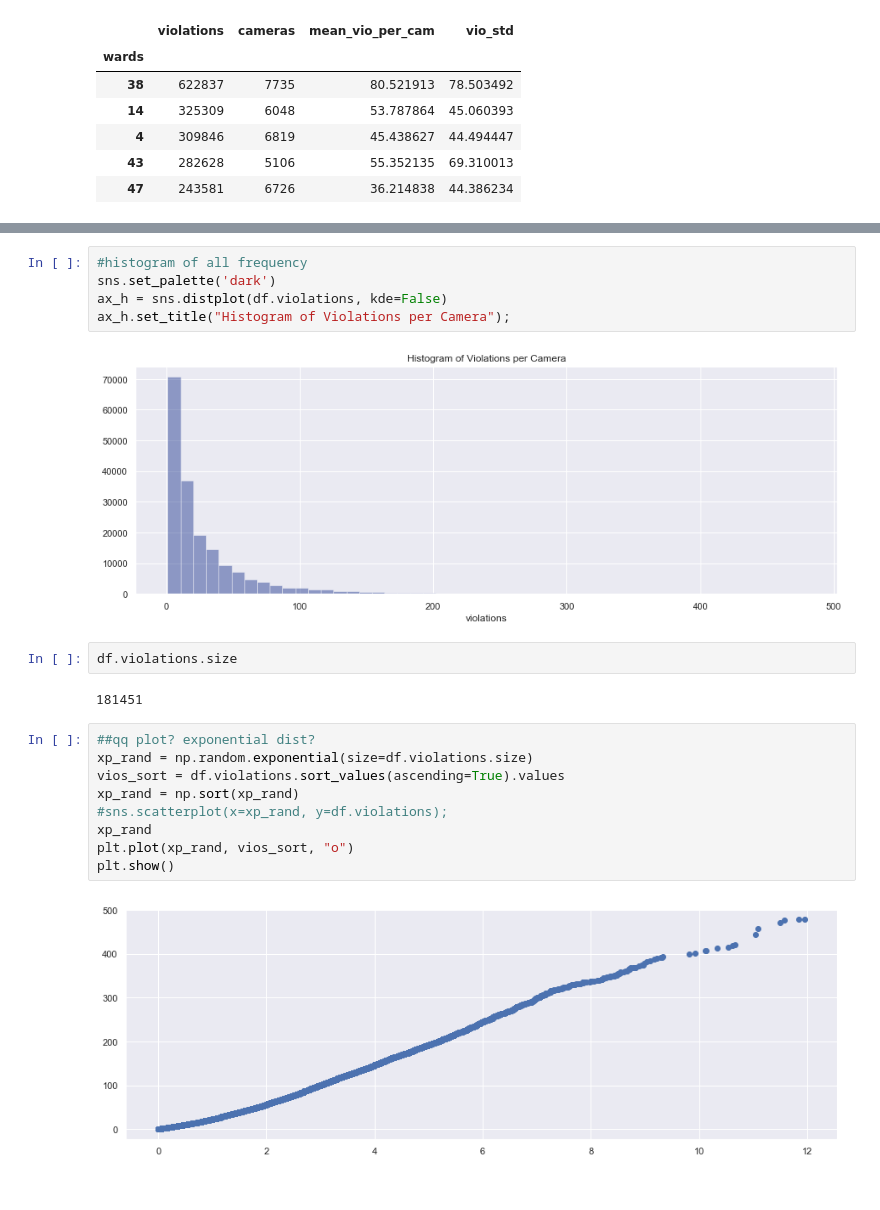
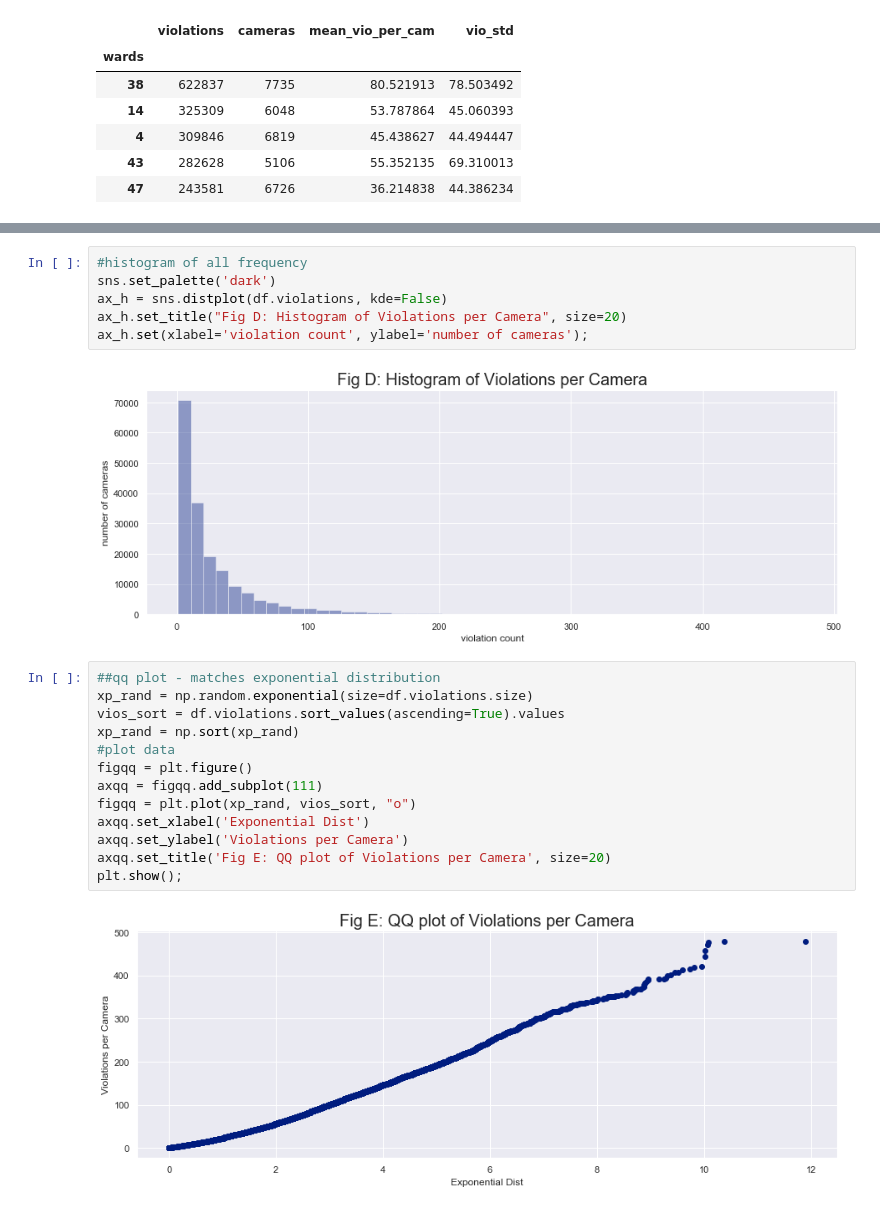
Before and after one commit to chrisoyer/thinkful_notes, a Jupyter notebook: study design.ipynb, the cells around one changed output, grey strips where cells are left out. Drawn from its saved outputs; the diff is of its cells as text.

```diff
--- a/study design.ipynb
+++ b/study design.ipynb
@@ -174,21 +145,22 @@ ax_w.set_title('Per Ward Values', size=20);
 #histogram of all frequency
 sns.set_palette('dark')
 ax_h = sns.distplot(df.violations, kde=False)
-ax_h.set_title("Histogram of Violations per Camera");
+ax_h.set_title("Fig D: Histogram of Violations per Camera", size=20)
+ax_h.set(xlabel='violation count', ylabel='number of cameras');
 # %% [output]
-[figure, old version]
+[figure, new version]
-# %%
-df.violations.size
-# %% [output]
-181451
 # %%
-##qq plot? exponential dist?
+##qq plot - matches exponential distribution
 xp_rand = np.random.exponential(size=df.violations.size)
 vios_sort = df.violations.sort_values(ascending=True).values
 xp_rand = np.sort(xp_rand)
-#sns.scatterplot(x=xp_rand, y=df.violations);
-xp_rand
-plt.plot(xp_rand, vios_sort, "o")
-plt.show()
+#plot data
+figqq = plt.figure()
+axqq = figqq.add_subplot(111)
+figqq = plt.plot(xp_rand, vios_sort, "o")
+axqq.set_xlabel('Exponential Dist')
+axqq.set_ylabel('Violations per Camera')
+axqq.set_title('Fig E: QQ plot of Violations per Camera', size=20)
+plt.show();
 # %% [output]
-[figure, old version]
+[figure, new version]
```
Also changed, not shown: parts of 23 cells of this notebook.
